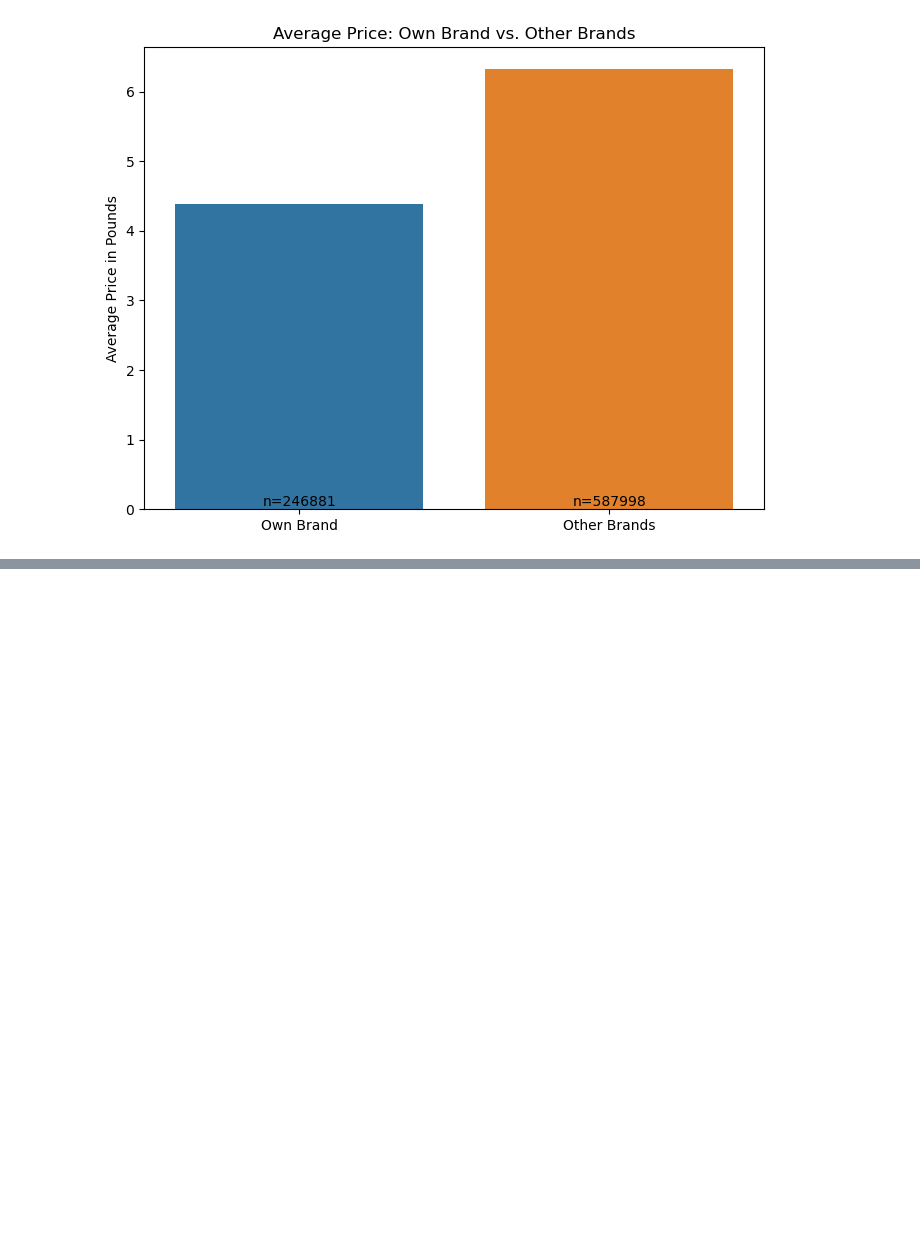
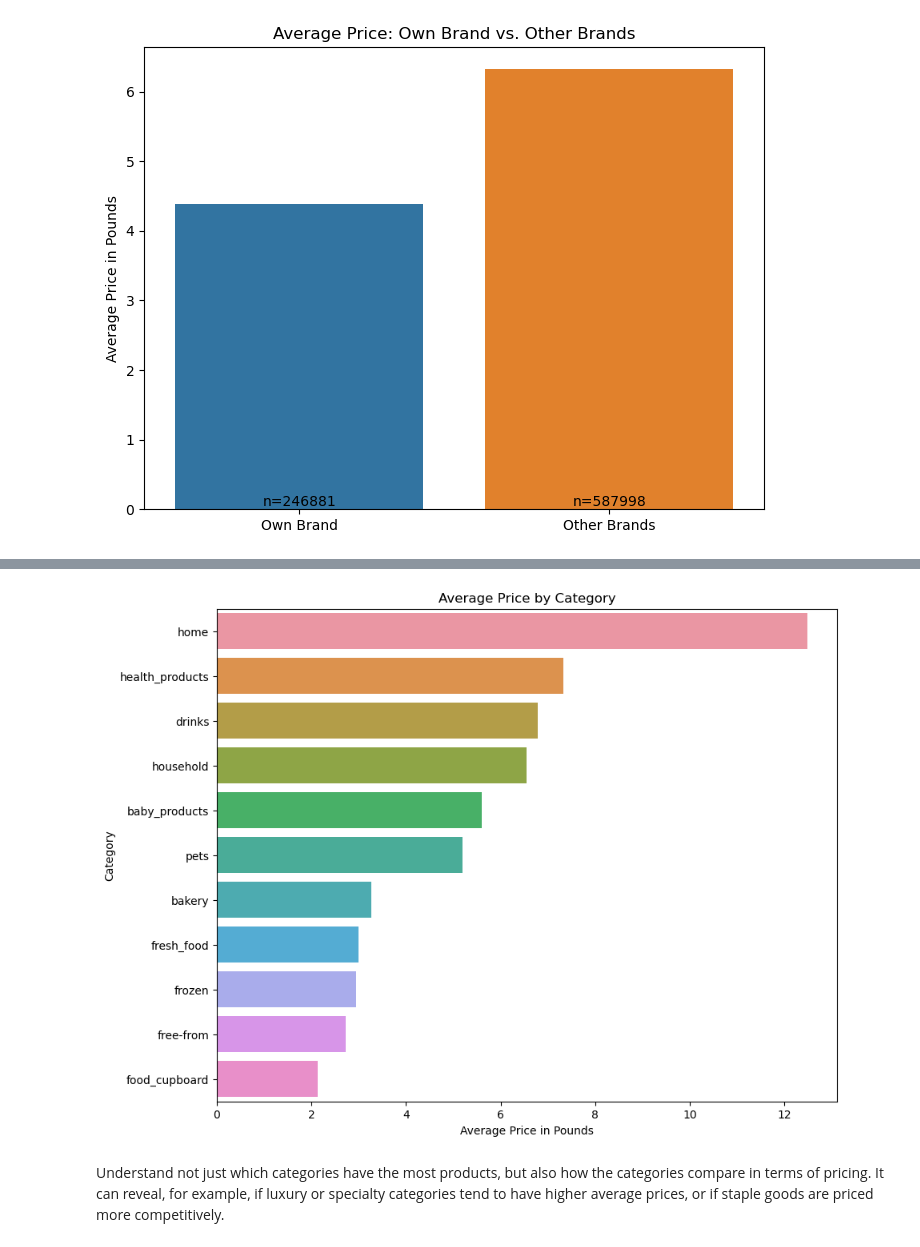
Before and after one commit to purvij07/Revenue-Prediction-Customer-Analytics-for-Supermarket-Data, a Jupyter notebook: code/ASDA_UK_SuperMarket.ipynb, the cells around one changed output, grey strips where cells are left out. Saved outputs shown, nothing was run; the diff lists cells and outputs as text; code cells hidden in the pictures; blank space fills up the shorter version.

```diff
--- a/code/ASDA_UK_SuperMarket.ipynb
+++ b/code/ASDA_UK_SuperMarket.ipynb
@@ -152,0 +159,15 @@ The `ci` parameter is deprecated. Use `errorbar=None` for the same effect.
+# %%
+# Calculate the average price per category
+average_price_per_category = asda_data.groupby('category')['prices_pounds'].mean().reset_index().sort_values(by='prices_pounds', ascending=False)
+
+# Bar chart showing the average price per category
+plt.figure(figsize=(10, 8))
+sns.barplot(x='prices_pounds', y='category', data=average_price_per_category)
+plt.title('Average Price by Category')
+plt.xlabel('Average Price in Pounds')
+plt.ylabel('Category')
+plt.show()
+# %% [output]
+[figure, added]
+# %% [markdown]
+Understand not just which categories have the most products, but also how the categories compare in terms of pricing. It can reveal, for example, if luxury or specialty categories tend to have higher average prices, or if staple goods are priced more competitively.
```
Also changed, not shown: parts of 7 cells of this notebook, 1 other file.
